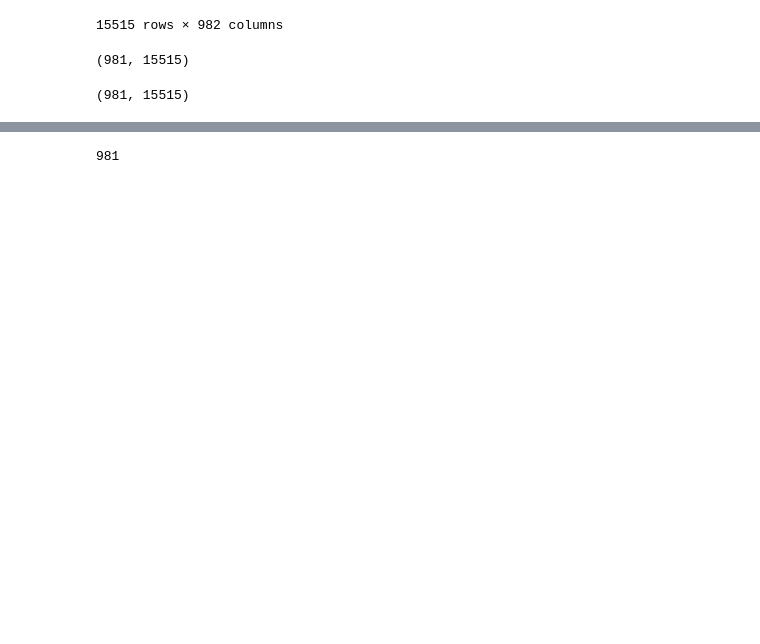
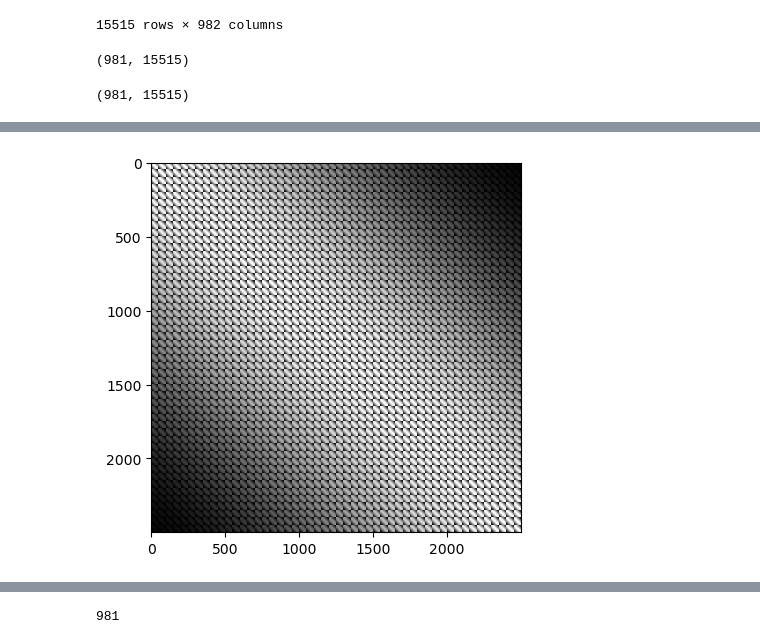
Before and after one commit to Fahim17/inferring-miRNA, a Jupyter notebook: data_to_image.ipynb, the cells around one changed output, grey strips where cells are left out. Cells and saved outputs as stored; diff of their text form; code cells hidden in the pictures; blank space fills up the shorter version.

```diff
--- a/data_to_image.ipynb
+++ b/data_to_image.ipynb
@@ -103,0 +62,27 @@ plt.show()
+# %%
+def gen_matx_dist_ranking(num_r, num_c):
+
+    # generate the coordinates of elements in a matrix
+    for r in range(num_r):
+        if r == 0:
+            coordinate = np.transpose(np.vstack((np.zeros(num_c), range(num_c))))
+        else:
+            coordinate = np.vstack((coordinate, np.transpose(np.vstack((np.ones(num_c) * r, range(num_c))))))
+
+    # calculate the closeness of the elements
+    num = num_r * num_c
+    cord_dist = np.zeros((num, num))
+
+    for i in range(num):
+        cord_dist[i, :] = np.sqrt(np.square(coordinate[i, 0] * np.ones(num) - coordinate[:, 0]) + np.square(coordinate[i, 1] * np.ones(num) - coordinate[:, 1]))
+
+
+    # generate the ranking based on distance
+    tril_id = np.tril_indices(num, k=-1)
+    rank = rankdata(cord_dist[tril_id])
+    ranking = np.zeros((num, num))
+    ranking[tril_id] = rank
+    ranking = ranking + np.transpose(ranking)
+
+    coordinate = np.int64(coordinate)
+    return (coordinate[:, 0], coordinate[:, 1]), ranking
@@ -103,0 +95,7 @@ plt.show()
+# %%
+coordinate, ranking_image = gen_matx_dist_ranking(50,50)
+# plt.imshow(ranking_image, cmap='gray')
+plt.imshow(np.max(ranking_image) - ranking_image, cmap='gray', interpolation='nearest')
+plt.show()
+# %% [output]
+[figure, added]
```
Also changed, not shown: parts of 9 cells of this notebook, 3 other files.
